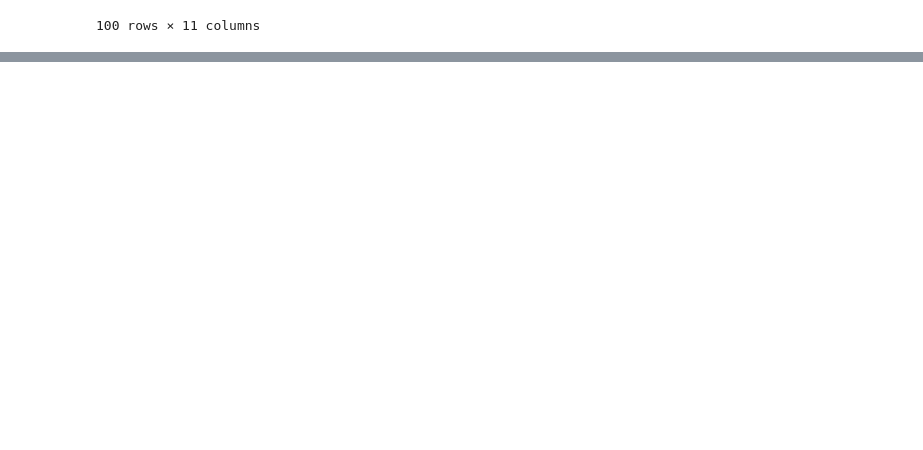
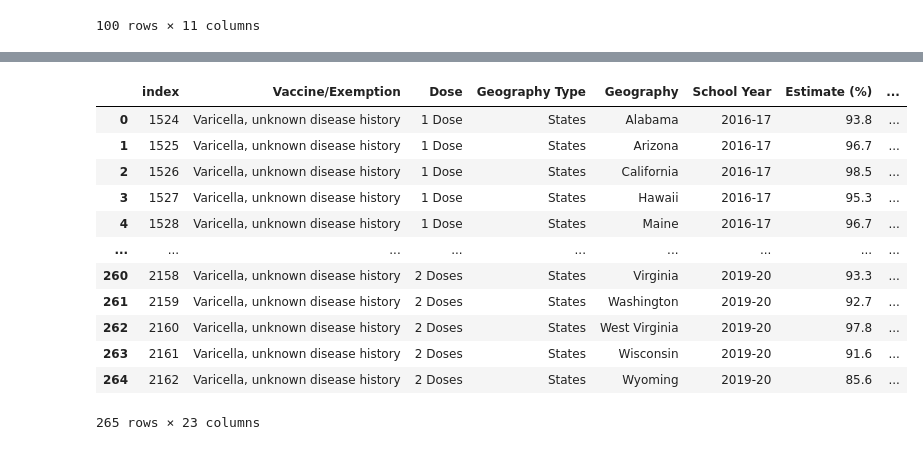
Before and after one commit to jared-roussel/chickenpox-vaccinations, a Jupyter notebook: main.ipynb, the cells around one changed output, grey strips where cells are left out. Cells and saved outputs as stored; diff of their text form; code cells hidden in the pictures; blank space fills up the shorter version.

```diff
--- a/main.ipynb
+++ b/main.ipynb
@@ -105,0 +201,6 @@ chickepox_df_filtered_NaN_df
+# %%
+#2017
+df2017 = table_2017[0]
+df2017.columns = ["Reporting Area","Typhoid Fever","VNC-interm SA","VNC-resistant SA", "Varicella Morbidity","Varicella Mortality","Vibriosis Total","Vibriosis Confirmed","Vibriosis Probable"]
+df2017['Year'] = "2017"
+df2017.head()
@@ -105,0 +214,6 @@ chickepox_df_filtered_NaN_df
+# %%
+#2018
+df2018 = table_2018[0]
+df2018.columns = ["Reporting Area","Typhoid Fever","VNC-interm SA","VNC-resistant SA", "Varicella Morbidity","Varicella Mortality","Vibriosis Total","Vibriosis Confirmed","Vibriosis Probable"]
+df2018['Year'] = "2018"
+df2018.head()
@@ -105,0 +227,6 @@ chickepox_df_filtered_NaN_df
+# %%
+df2019 = table_2019[0]
+df2019
+#df2019.columns = ["Reporting Area","VNC-interm SA","VNC-resistant SA", "Varicella Morbidity","Varicella Mortality","Vibriosis Total","Vibriosis Confirmed","Vibriosis Probable"]
+df2019['Year'] = "2019"
+df2019.head()
@@ -105,0 +260,11 @@ chickepox_df_filtered_NaN_df
+# %%
+#Merge dataframes into one dataframe
+dataframes_list = [df2016, df2017, df2018, df2019]
+
+#new dataframe to store append result
+chickenpox_cases_df = pd.DataFrame()
+
+for df in dataframes_list:
+    chickenpox_cases_df = chickenpox_cases_df.append(dataframes_list)
+
+chickenpox_cases_df.head(-5)
@@ -105,0 +303,19 @@ chickepox_df_filtered_NaN_df
+# %%
+chickenpox_cases_groupedby_df = chickenpox_cases_df.groupby(['Year'])
+#Merge vaccinations table and cases table together based on date
+chickepox_df_filtered_Years.join(chickenpox_cases_df, on=["Year"], lsuffix="_vaccines", rsuffix="_cases")
+#chickenpox_cases_groupedby_df.head(100)
+# %% [output]
+|  | index | Vaccine/Exemption | Dose | Geography Type | Geography | School Year | Estimate (%) | ... |
+| 0 | 1524 | Varicella, unknown disease history | 1 Dose | States | Alabama | 2016-17 | 93.8 | ... |
+| 1 | 1525 | Varicella, unknown disease history | 1 Dose | States | Arizona | 2016-17 | 96.7 | ... |
+| 2 | 1526 | Varicella, unknown disease history | 1 Dose | States | California | 2016-17 | 98.5 | ... |
+| 3 | 1527 | Varicella, unknown disease history | 1 Dose | States | Hawaii | 2016-17 | 95.3 | ... |
+| 4 | 1528 | Varicella, unknown disease history | 1 Dose | States | Maine | 2016-17 | 96.7 | ... |
+| ... | ... | ... | ... | ... | ... | ... | ... | ... |
+| 260 | 2158 | Varicella, unknown disease history | 2 Doses | States | Virginia | 2019-20 | 93.3 | ... |
+| 261 | 2159 | Varicella, unknown disease history | 2 Doses | States | Washington | 2019-20 | 92.7 | ... |
+| 262 | 2160 | Varicella, unknown disease history | 2 Doses | States | West Virginia | 2019-20 | 97.8 | ... |
+| 263 | 2161 | Varicella, unknown disease history | 2 Doses | States | Wisconsin | 2019-20 | 91.6 | ... |
+| 264 | 2162 | Varicella, unknown disease history | 2 Doses | States | Wyoming | 2019-20 | 85.6 | ... |
+265 rows × 23 columns
```
Also changed, not shown: parts of 19 cells of this notebook, 4 other files.
